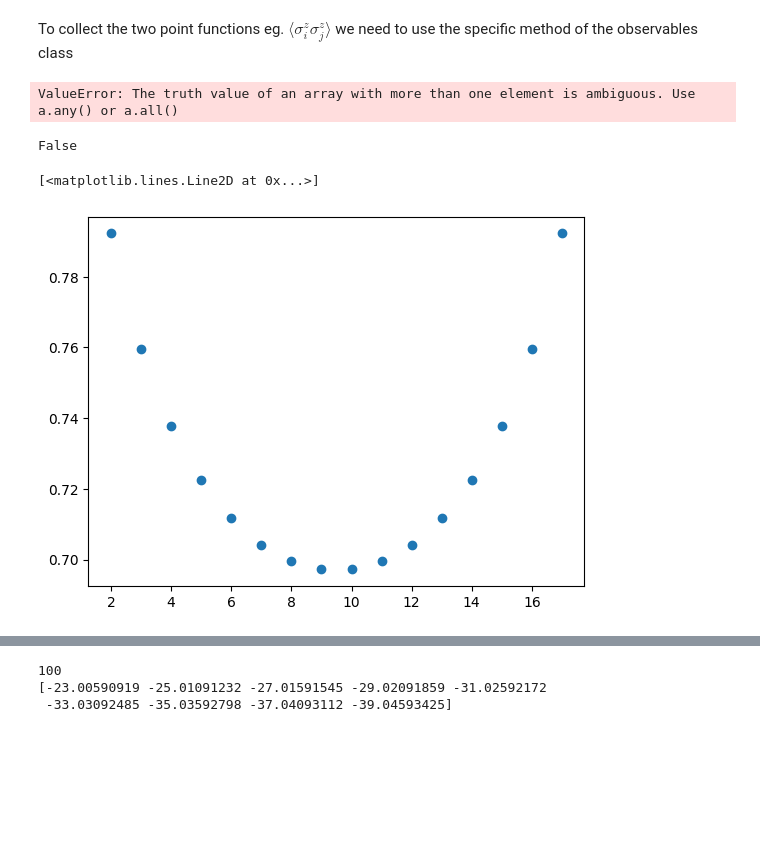
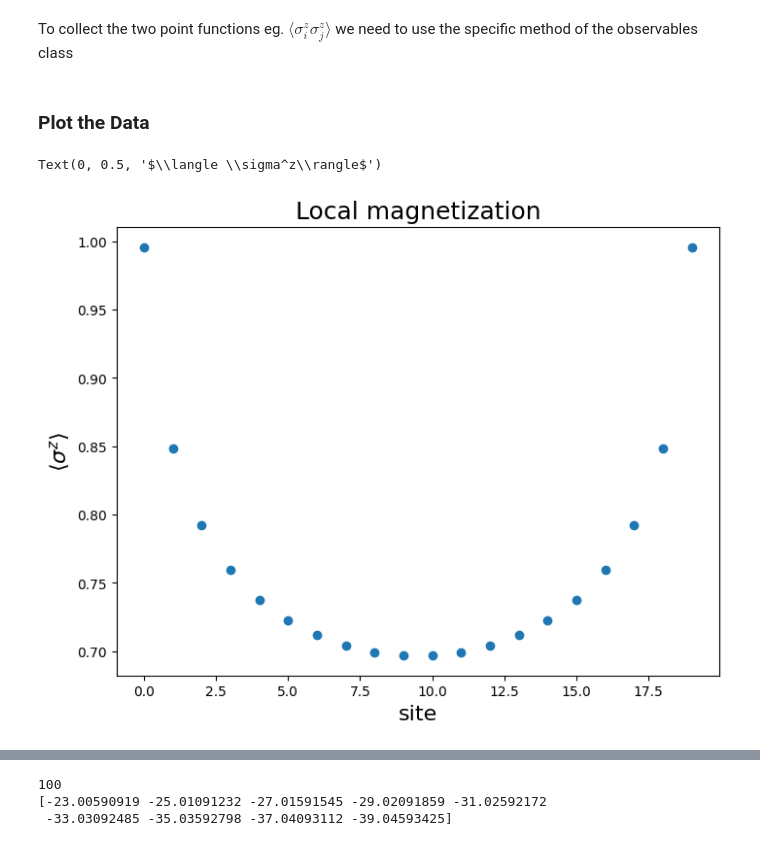
Before and after one commit to pietrorichelli/dmrg, a Jupyter notebook: examples/TFIM_guide.ipynb, the cells around one changed output, grey strips where cells are left out. Saved outputs shown, nothing was run; the diff lists cells and outputs as text; code cells hidden in the pictures; blank space fills up the shorter version.

```diff
--- a/examples/TFIM_guide.ipynb
+++ b/examples/TFIM_guide.ipynb
@@ -323,8 +323,8 @@ from dmrg.obs import observables
 obs = observables(mps)
 
 # Initialize empty array
-Z = np.zeros((2,L-4))
-S = np.zeros((2,L-4))
+Zobs = np.zeros((2,L))
+Sobs = np.zeros((2,L-4))
 
 
 # sweep the system without updating and collect observables
@@ -332,13 +332,28 @@ k = 0
 for site,dir in mps.right_sweep():
     En,s = sys.step2sites(site,dir=dir,stage='Final')
 
-    # Collect singular value
-    S[0,k] = site
-    S[1,k] = s
+    # Collect singular valube
+    Sobs[0,k] = site
+    Sobs[1,k] = s
 
     # Collect local magnetization
-    Z[0,k] = site
-    Z[1,k] = obs.single_site(site,h.Z).real
+    if site == 2:
+        o1,o2 = obs.bound_left(site-1,h.Z)
+        Zobs[0,0] = 0
+        Zobs[0,1] = 1
+        Zobs[1,0] = o1.real
+        Zobs[1,1] = o2.real
+
+    Zobs[0,site] = site
+    Zobs[1,site] = obs.single_site(site,h.Z).real
+
+    if site == L-3:
+        o1,o2 = obs.bound_right(site+1,h.Z)
+        Zobs[0,L-2] = L-2
+        Zobs[0,L-1] = L-1
+        Zobs[1,L-2] = o1.real
+        Zobs[1,L-1] = o2.real
+
     k +=1
 
 # left sweep (otional)
@@ -356,18 +371,18 @@ for site,dir in mps.right_sweep():
 
     # The string must be always specified, depending on your model, if only obs1 is specified then obs2 = obs1
     obs.all_corr(path_out,site,string=h.Id,obs1=h.Z,obs2=h.Z)
-# %% [output]
-ValueError: The truth value of an array with more than one element is ambiguous. Use a.any() or a.all()
-# %%
-obs = h.Z
-obs.all() == None
-# %% [output]
-False
+# %% [markdown]
+### Plot the Data
 # %%
 # Plot the local magnetization
-plt.plot(Z[0],Z[1],'o')
+fig,ax = plt.subplots(figsize=(8,6))
+ax.plot(Zobs[0],Zobs[1],'o')
+
+ax.set_title('Local magnetization',fontsize=18)
+ax.set_xlabel('site',fontsize=16)
+ax.set_ylabel(r'$\langle \sigma^z\rangle$',fontsize=16)
 # %% [output]
-[<matplotlib.lines.Line2D at 0x...>]
+Text(0, 0.5, '$\\langle \\sigma^z\\rangle$')
-[figure, old version]
+[figure, new version]
 # %%
 # Plot the entanglement entropy
```
Also changed, not shown: parts of 3 cells of this notebook.
